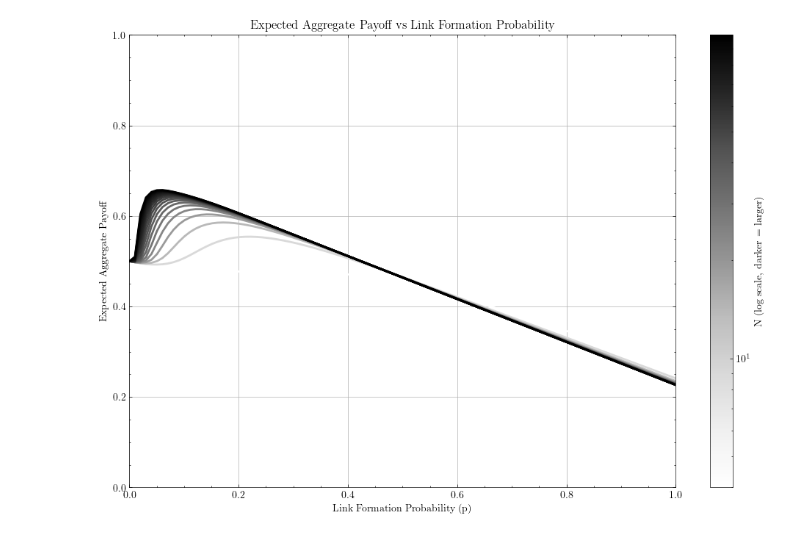
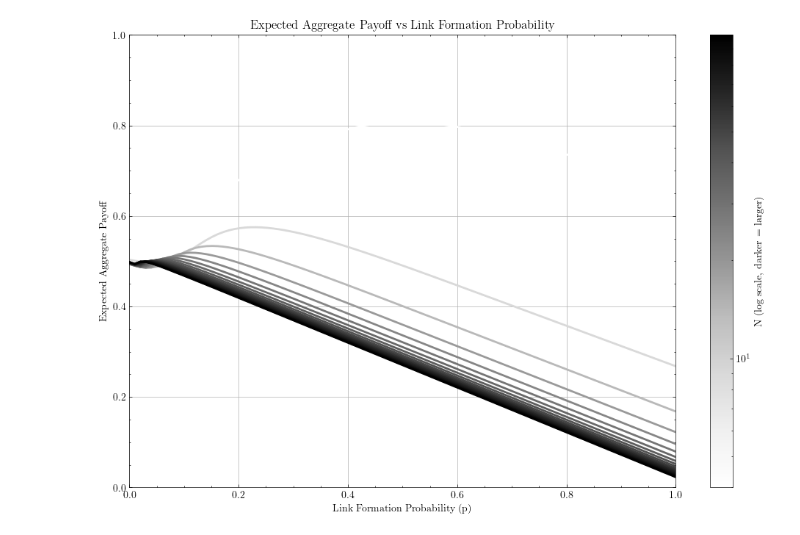
Before and after one commit to hdahmou/Network_creation, a Jupyter notebook: notebooks/er_payoff.ipynb, the cells around one changed output. Cells and saved outputs as stored; diff of their text form; code cells hidden in the pictures.

```diff
--- a/notebooks/er_payoff.ipynb
+++ b/notebooks/er_payoff.ipynb
@@ -10,34 +26,34 @@ plt.style.use("science")
 # %%
 N_values = np.arange(4, 100, 5, dtype=int)
 p_values = np.linspace(0, 1, 100, dtype=float)
 
 results = np.zeros((len(N_values), len(p_values)))
 for i, N in enumerate(N_values):
     for j, p in enumerate(p_values):
-        results[i, j] = expected_aggregate_payoff(N, 0.5, p, 0.9)
+        results[i, j] = expected_aggregate_payoff(N=N, v_k=10/(2*N), p=p, delta=0.9, epsilon=1e-9)
 
 fig, ax = plt.subplots(figsize=(12, 8))
 
 norm = LogNorm(vmin=N_values.min(), vmax=N_values.max())
 cmap = plt.cm.Greys
 
 for i, N in enumerate(N_values):
     ax.plot(p_values, results[i], color=cmap(norm(N)), linewidth=2)
 
 ax.set_title("Expected Aggregate Payoff vs Link Formation Probability")
 ax.set_xlabel("Link Formation Probability (p)")
 ax.set_ylabel("Expected Aggregate Payoff")
 ax.set_xlim(0, 1)
 ax.set_ylim(0, 1)
 ax.grid(True)
 
 sm = plt.cm.ScalarMappable(cmap=cmap, norm=norm)
 sm.set_array([])
 cbar = fig.colorbar(sm, ax=ax, label="N (log scale, darker = larger)")
 
 plt.show()
 # %% [output]
-[figure, old version]
+[figure, new version]
 # %%
 v_k = np.linspace(0.001, 0.999, 100)
 delta = np.linspace(0.001, 0.999, 100)
```
Also changed, not shown: parts of 3 cells of this notebook.
